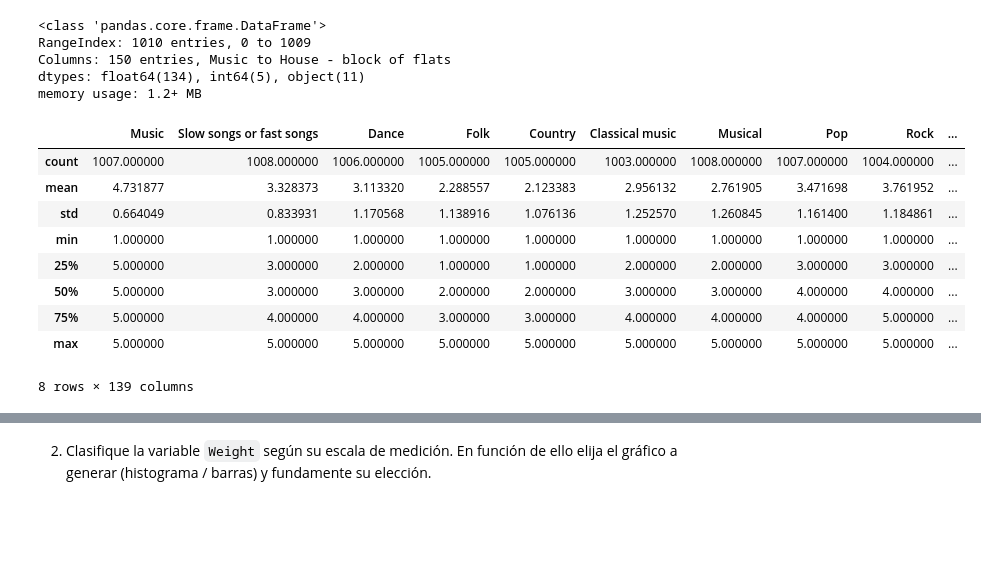
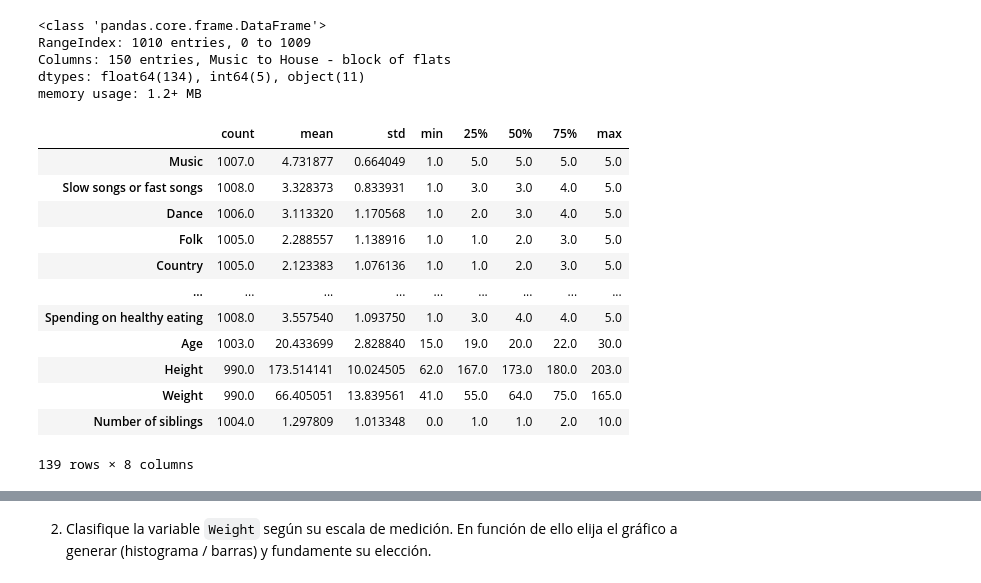
Before and after one commit to CarlosRochaCx/MNA, a Jupyter notebook: Actividad5Preprocesamiento.ipynb, the cells around one changed output, grey strips where cells are left out. Cells and saved outputs as stored; diff of their text form; code cells hidden in the pictures; blank space fills up the shorter version.

```diff
--- a/Actividad5Preprocesamiento.ipynb
+++ b/Actividad5Preprocesamiento.ipynb
@@ -58,16 +58,19 @@ Columns: 150 entries, Music to House - block of flats
 dtypes: float64(134), int64(5), object(11)
 memory usage: 1.2+ MB
 # %%
-response_df.describe()
+response_df.describe().T
 # %% [output]
-|  | Music | Slow songs or fast songs | Dance | Folk | Country | Classical music | Musical | Pop | Rock | ... |
-| count | 1007.000000 | 1008.000000 | 1006.000000 | 1005.000000 | 1005.000000 | 1003.000000 | 1008.000000 | 1007.000000 | 1004.000000 | ... |
-| mean | 4.731877 | 3.328373 | 3.113320 | 2.288557 | 2.123383 | 2.956132 | 2.761905 | 3.471698 | 3.761952 | ... |
-| std | 0.664049 | 0.833931 | 1.170568 | 1.138916 | 1.076136 | 1.252570 | 1.260845 | 1.161400 | 1.184861 | ... |
-| min | 1.000000 | 1.000000 | 1.000000 | 1.000000 | 1.000000 | 1.000000 | 1.000000 | 1.000000 | 1.000000 | ... |
-| 25% | 5.000000 | 3.000000 | 2.000000 | 1.000000 | 1.000000 | 2.000000 | 2.000000 | 3.000000 | 3.000000 | ... |
-| 50% | 5.000000 | 3.000000 | 3.000000 | 2.000000 | 2.000000 | 3.000000 | 3.000000 | 4.000000 | 4.000000 | ... |
-| 75% | 5.000000 | 4.000000 | 4.000000 | 3.000000 | 3.000000 | 4.000000 | 4.000000 | 4.000000 | 5.000000 | ... |
-| max | 5.000000 | 5.000000 | 5.000000 | 5.000000 | 5.000000 | 5.000000 | 5.000000 | 5.000000 | 5.000000 | ... |
+|  | count | mean | std | min | 25% | 50% | 75% | max |
+| Music | 1007.0 | 4.731877 | 0.664049 | 1.0 | 5.0 | 5.0 | 5.0 | 5.0 |
+| Slow songs or fast songs | 1008.0 | 3.328373 | 0.833931 | 1.0 | 3.0 | 3.0 | 4.0 | 5.0 |
+| Dance | 1006.0 | 3.113320 | 1.170568 | 1.0 | 2.0 | 3.0 | 4.0 | 5.0 |
+| Folk | 1005.0 | 2.288557 | 1.138916 | 1.0 | 1.0 | 2.0 | 3.0 | 5.0 |
+| Country | 1005.0 | 2.123383 | 1.076136 | 1.0 | 1.0 | 2.0 | 3.0 | 5.0 |
+| ... | ... | ... | ... | ... | ... | ... | ... | ... |
+| Spending on healthy eating | 1008.0 | 3.557540 | 1.093750 | 1.0 | 3.0 | 4.0 | 4.0 | 5.0 |
+| Age | 1003.0 | 20.433699 | 2.828840 | 15.0 | 19.0 | 20.0 | 22.0 | 30.0 |
+| Height | 990.0 | 173.514141 | 10.024505 | 62.0 | 167.0 | 173.0 | 180.0 | 203.0 |
+| Weight | 990.0 | 66.405051 | 13.839561 | 41.0 | 55.0 | 64.0 | 75.0 | 165.0 |
+| Number of siblings | 1004.0 | 1.297809 | 1.013348 | 0.0 | 1.0 | 1.0 | 2.0 | 10.0 |
-8 rows × 139 columns
+139 rows × 8 columns
 # %%
```
Also changed, not shown: parts of 3 cells of this notebook.
